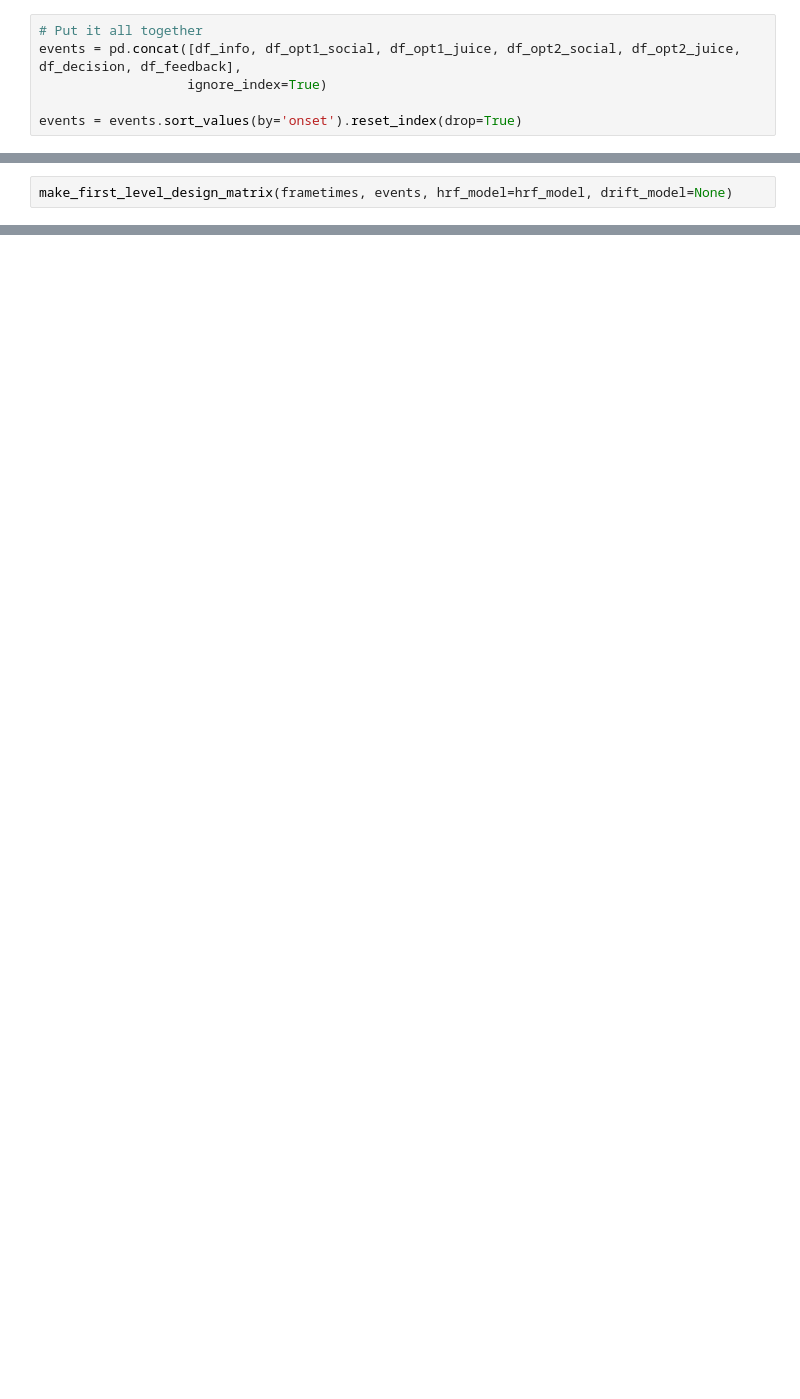
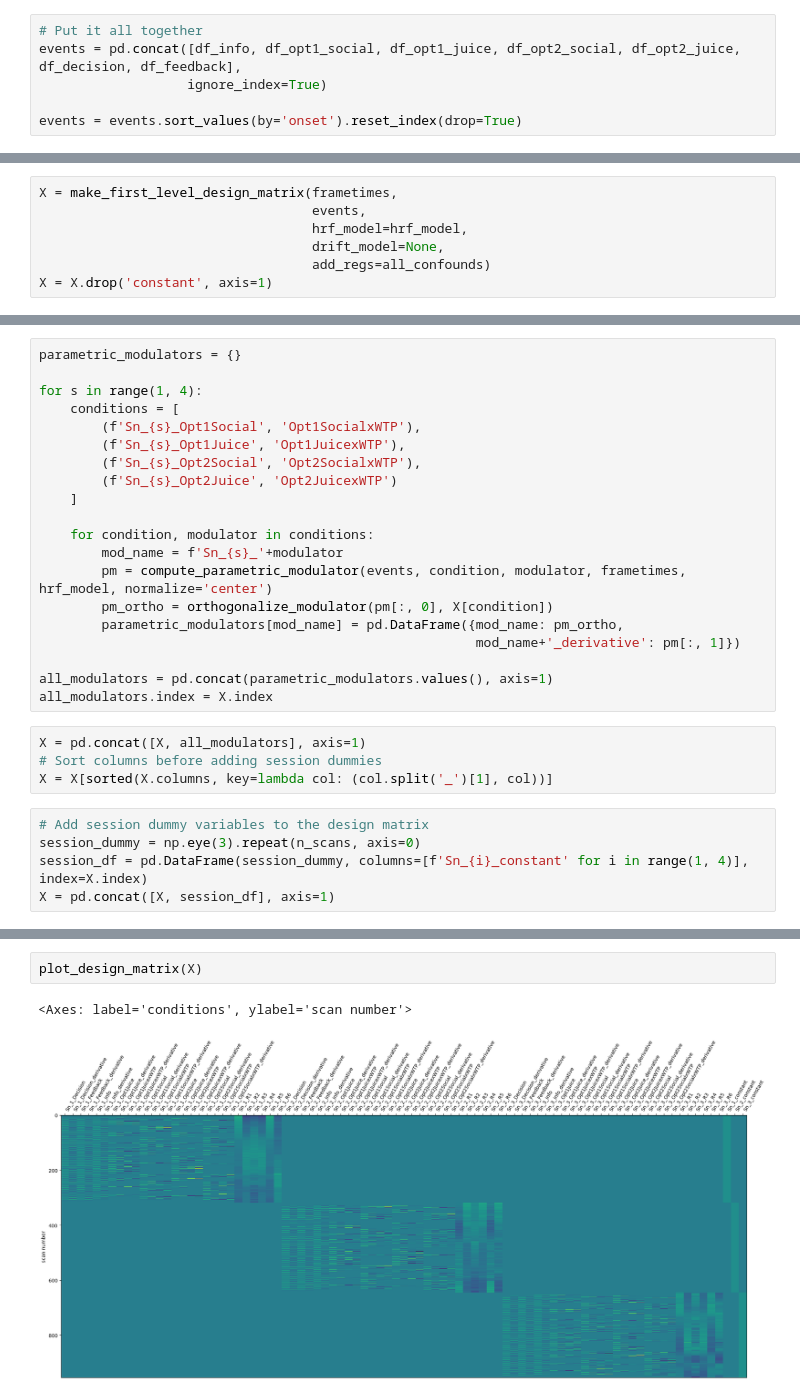
Before and after one commit to hugofluhr/learning-habits-analysis, a Jupyter notebook: notebooks/social-risk_data.ipynb, the cells around one changed output, grey strips where cells are left out. Cells and saved outputs as stored; diff of their text form; blank space fills up the shorter version.

Commit message:
include parametric modulation

```diff
--- a/notebooks/social-risk_data.ipynb
+++ b/notebooks/social-risk_data.ipynb
@@ -224,5 +195,10 @@ events
 # %%
-make_first_level_design_matrix(frametimes, events, hrf_model=hrf_model, drift_model=None)
+X = make_first_level_design_matrix(frametimes,
+                                   events,
+                                   hrf_model=hrf_model,
+                                   drift_model=None,
+                                   add_regs=all_confounds)
+X = X.drop('constant', axis=1)
 # %% [output]
 Sn_1_Info, Sn_1_Opt1Juice, Sn_1_Opt2Juice, Sn_1_Decision, Sn_1_Feedback, Sn_1_Opt1Social, Sn_1_Opt2Social, Sn_2_Info, Sn_2_Opt1Juice, Sn_2_Opt2Juice, Sn_2_Decision, Sn_2_Feedback, Sn_2_Opt1Social, Sn_ ...
   warnings.warn(
@@ -241,0 +207,29 @@ Sn_1_Info, Sn_1_Opt1Juice, Sn_1_Opt2Juice, Sn_1_Decision, Sn_1_Feedback, Sn_1_Op
+# %%
+parametric_modulators = {}
+
+for s in range(1, 4):
+    conditions = [
+        (f'Sn_{s}_Opt1Social', 'Opt1SocialxWTP'),
+        (f'Sn_{s}_Opt1Juice', 'Opt1JuicexWTP'),
+        (f'Sn_{s}_Opt2Social', 'Opt2SocialxWTP'),
+        (f'Sn_{s}_Opt2Juice', 'Opt2JuicexWTP')
+    ]
+
+    for condition, modulator in conditions:
+        mod_name = f'Sn_{s}_'+modulator
+        pm = compute_parametric_modulator(events, condition, modulator, frametimes, hrf_model, normalize='center')
+        pm_ortho = orthogonalize_modulator(pm[:, 0], X[condition])
+        parametric_modulators[mod_name] = pd.DataFrame({mod_name: pm_ortho,
+                                                        mod_name+'_derivative': pm[:, 1]})
+
+all_modulators = pd.concat(parametric_modulators.values(), axis=1)
+all_modulators.index = X.index
+# %%
+X = pd.concat([X, all_modulators], axis=1)
+# Sort columns before adding session dummies
+X = X[sorted(X.columns, key=lambda col: (col.split('_')[1], col))]
+# %%
+# Add session dummy variables to the design matrix
+session_dummy = np.eye(3).repeat(n_scans, axis=0)
+session_df = pd.DataFrame(session_dummy, columns=[f'Sn_{i}_constant' for i in range(1, 4)], index=X.index)
+X = pd.concat([X, session_df], axis=1)
@@ -241,0 +241,5 @@ Sn_1_Info, Sn_1_Opt1Juice, Sn_1_Opt2Juice, Sn_1_Decision, Sn_1_Feedback, Sn_1_Op
+# %%
+plot_design_matrix(X)
+# %% [output]
+<Axes: label='conditions', ylabel='scan number'>
+[figure, added]
```
Also changed, not shown: parts of 12 cells of this notebook.
